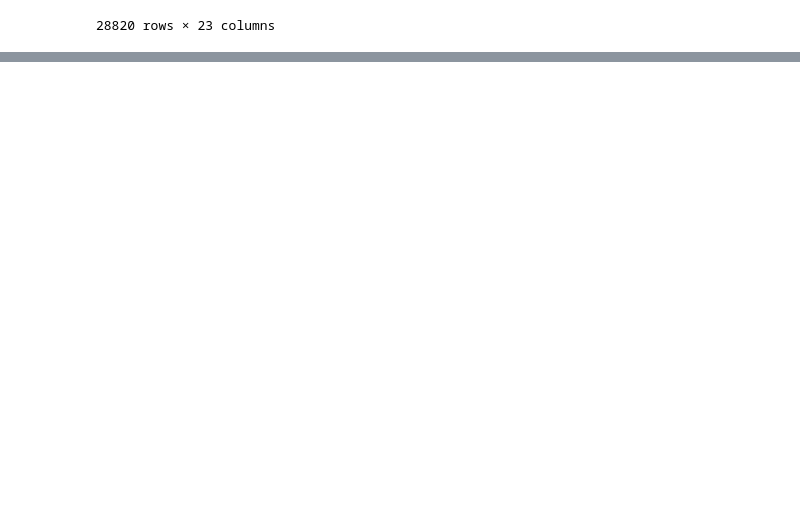
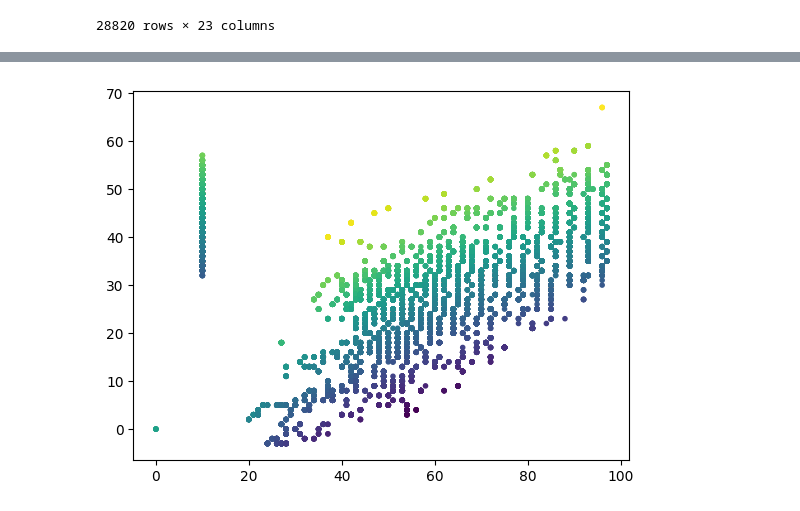
Before and after one commit to AlexanderDBell/TheDeveloperAcademy-Bootcamp, a Jupyter notebook: 6. Linear Regression/linear_regression.ipynb, the cells around one changed output, grey strips where cells are left out. Cells and saved outputs as stored; diff of their text form; code cells hidden in the pictures; blank space fills up the shorter version.

```diff
--- a/6. Linear Regression/linear_regression.ipynb
+++ b/6. Linear Regression/linear_regression.ipynb
@@ -26,0 +61,5 @@ flights_df
+# %%
+plt.scatter(flights_df['Humidity'], flights_df['Dew Point'], c=flights_df['Temperature'], marker='.')
+plt.show()
+# %% [output]
+[figure, added]
```
Also changed, not shown: parts of 15 cells of this notebook.
